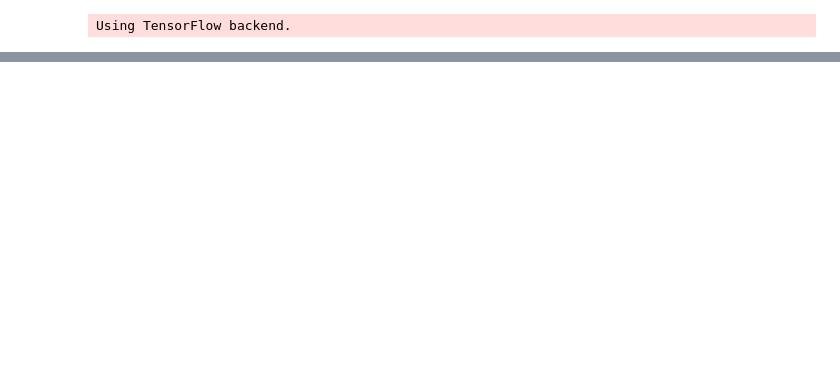
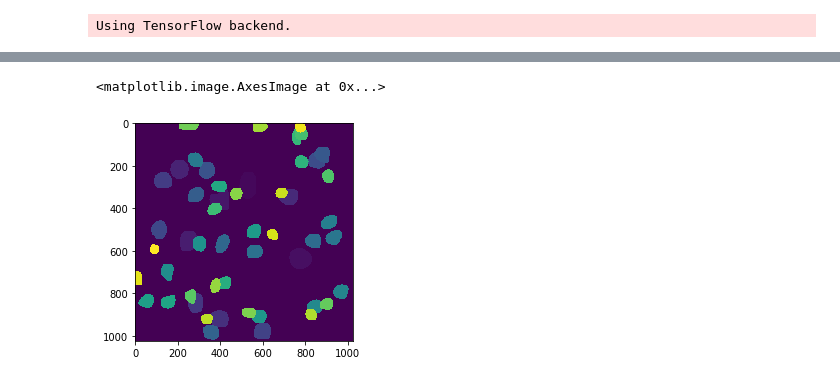
Before and after one commit to NoahDolev/Segment2P_Old, a Jupyter notebook: Segment_BatchMode_ProcessMeanFiles_Ver3.ipynb, the cells around one changed output, grey strips where cells are left out. Saved outputs shown, nothing was run; the diff lists cells and outputs as text; code cells hidden in the pictures; blank space fills up the shorter version.

```diff
--- a/Segment_BatchMode_ProcessMeanFiles_Ver3.ipynb
+++ b/Segment_BatchMode_ProcessMeanFiles_Ver3.ipynb
@@ -172,7 +173,6 @@ for modelpath in model_list:
 %%capture
 imgpath = "/home/mestalbet/PythonScripts/Results_LiorImages/inference/"
 predict_instance_json = "/home/mestalbet/bucket/PythonScripts/submit_data/inputs.json"
-# bucketpath = "gs://segproj/PythonScripts/Results_LiorImages/inference/"
 os.system("rm %s" % (predict_instance_json))
 config=CellInferenceConfig()
 model = modellib.MaskRCNN(mode="inference", config=config, model_dir=data_dir)
@@ -200,7 +200,7 @@ dataset = ImageDataset()
 dataset.load_images(imgpath)
 dataset.prepare()
 with open(predict_instance_json, "w+") as fp:
-    for image_id in dataset.image_ids[:300]:
+    for image_id in dataset.image_ids:
         image = dataset.load_image(image_id)
         active_class_ids = np.zeros([dataset.num_classes], dtype=np.int32)
         source_class_ids = dataset.source_class_ids[dataset.image_info[image_id]["source"]]
@@ -356,7 +356,7 @@ for (dirpath, dirnames, filenames) in os.walk(respath):
                                         np.asarray(data['mrcnn_mask/Reshape_1:0']),
                                         ishape, mshape, window)
             if (fm.shape[0]!=1024 or fm.shape[2]<1):
-                print("Image Output Size Error: %s" % (resfile))
+                fm = np.zeros((1024,1024,2))
             else:
                 model_cp.append(dirpath.split('/')[-2].split('_')[0])
                 model_ver.append(dirpath.split('/')[-2].split('_')[1])
@@ -368,5 +372,7 @@ df = pd.DataFrame({'model_cp':model_cp,
                    'model_ver':model_ver,
                    'image_num':image_num,
                    'run_num':run_num,
-                   'mask':final_masks})
+                   'mask':mask})
+df.sort_values(['image_num','model_cp','run_num'],inplace=True)
+df.reset_index(drop=True, inplace=True)
 df[0:10]
@@ -374,0 +391,12 @@ df_grouped = df.groupby(['model_cp','model_ver','image_num','run_num']).agg([np.
+# %%
+results = {'image_num':[], 'mask_avg':[]}
+for imnum in np.unique(df['image_num'].values):
+    masks = df[df['image_num']==imnum]['mask'].values.tolist()
+    results['image_num'].append(imnum)
+    results['mask_avg'].append(merge_multiple_detections(masks))
+# %%
+results  = pd.DataFrame(results)
+plt.imshow(results['mask_avg'].iloc[4])
+# %% [output]
+<matplotlib.image.AxesImage at 0x...>
+[figure, added]
```
Also changed, not shown: parts of 6 cells of this notebook, 2 other files.
